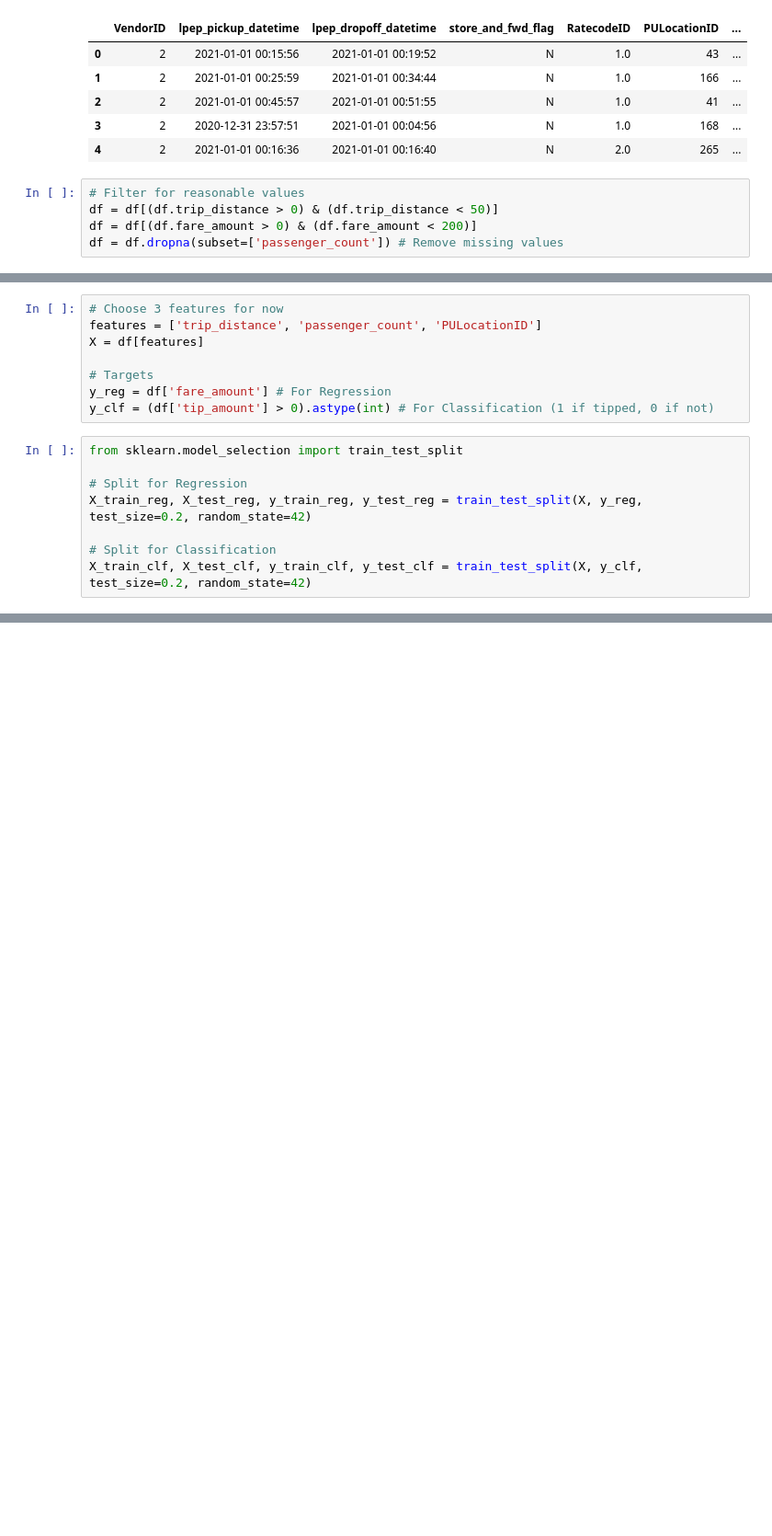
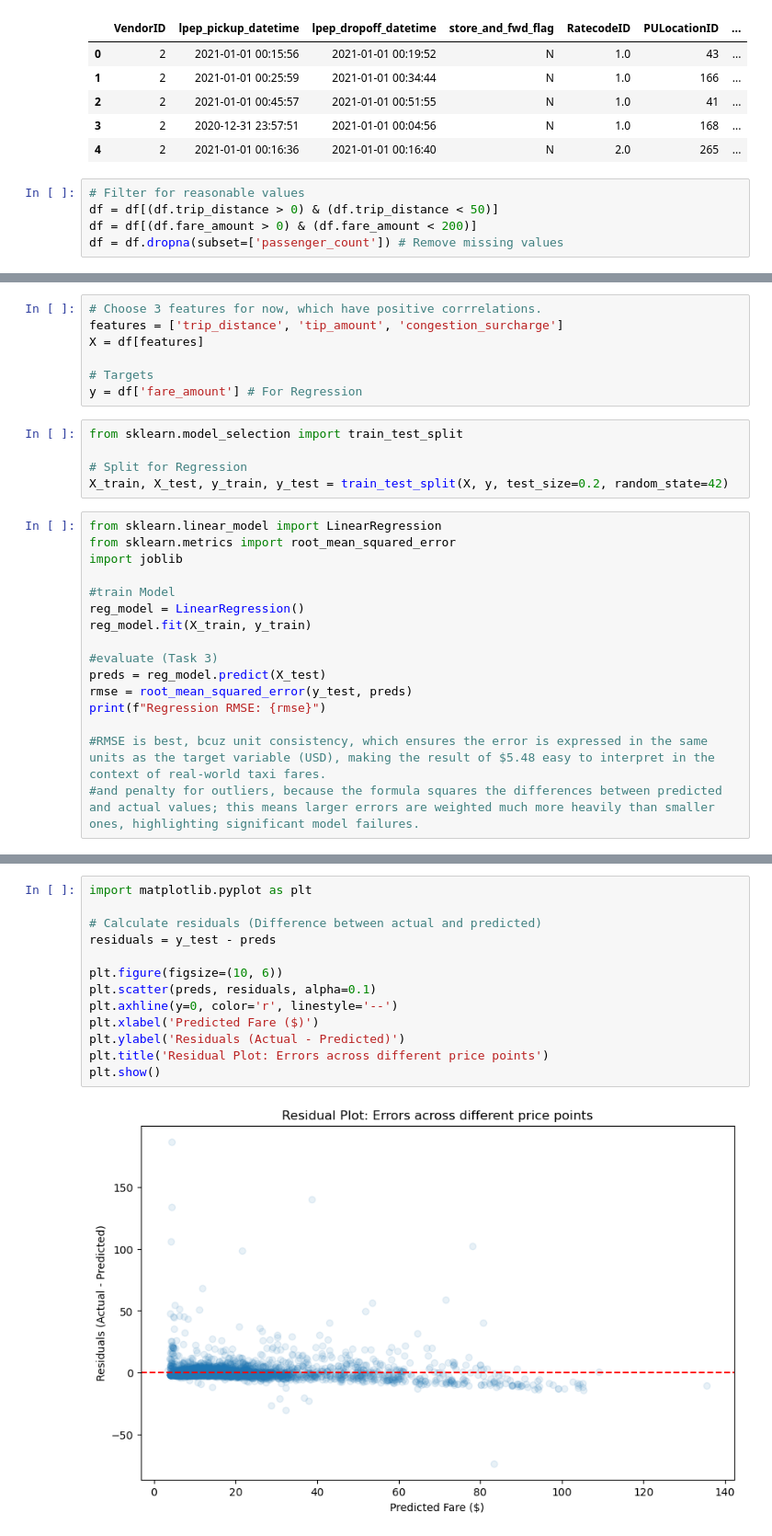
Before and after one commit to tormil/mlops_prax, a Jupyter notebook: mlops_prax_lust.ipynb, the cells around one changed output, grey strips where cells are left out. Shown at 92% size. Saved outputs shown, nothing was run; the diff lists cells and outputs as text; blank space fills up the shorter version.

Commit message:
Complete regression model with RMSE evaluation

```diff
--- a/mlops_prax_lust.ipynb
+++ b/mlops_prax_lust.ipynb
@@ -38,16 +42,28 @@ plt.show()
 # %%
-# Choose 3 features for now
-features = ['trip_distance', 'passenger_count', 'PULocationID']
+# Choose 3 features for now, which have positive corrrelations.
+features = ['trip_distance', 'tip_amount', 'congestion_surcharge']
 X = df[features]
 
 # Targets
-y_reg = df['fare_amount'] # For Regression
-y_clf = (df['tip_amount'] > 0).astype(int) # For Classification (1 if tipped, 0 if not)
+y = df['fare_amount'] # For Regression
 # %%
 from sklearn.model_selection import train_test_split
 
 # Split for Regression
-X_train_reg, X_test_reg, y_train_reg, y_test_reg = train_test_split(X, y_reg, test_size=0.2, random_state=42)
-
-# Split for Classification
-X_train_clf, X_test_clf, y_train_clf, y_test_clf = train_test_split(X, y_clf, test_size=0.2, random_state=42)
+X_train, X_test, y_train, y_test = train_test_split(X, y, test_size=0.2, random_state=42)
+# %%
+from sklearn.linear_model import LinearRegression
+from sklearn.metrics import root_mean_squared_error
+import joblib
+
+#train Model
+reg_model = LinearRegression()
+reg_model.fit(X_train, y_train)
+
+#evaluate (Task 3)
+preds = reg_model.predict(X_test)
+rmse = root_mean_squared_error(y_test, preds)
+print(f"Regression RMSE: {rmse}")
+
+#RMSE is best, bcuz unit consistency, which ensures the error is expressed in the same units as the target variable (USD), making the result of $5.48 easy to interpret in the context of real-world taxi fares.
+#and penalty for outliers, because the formula squares the differences between predicted and actual values; this means larger errors are weighted much more heavily than smaller ones, highlighting significant model failures.
@@ -53,0 +76,15 @@ X_train_clf, X_test_clf, y_train_clf, y_test_clf = train_test_split(X, y_clf, te
+# %%
+import matplotlib.pyplot as plt
+
+# Calculate residuals (Difference between actual and predicted)
+residuals = y_test - preds
+
+plt.figure(figsize=(10, 6))
+plt.scatter(preds, residuals, alpha=0.1)
+plt.axhline(y=0, color='r', linestyle='--')
+plt.xlabel('Predicted Fare ($)')
+plt.ylabel('Residuals (Actual - Predicted)')
+plt.title('Residual Plot: Errors across different price points')
+plt.show()
+# %% [output]
+[figure, added]
```
Also changed, not shown: parts of 4 cells of this notebook, 1 other file.
